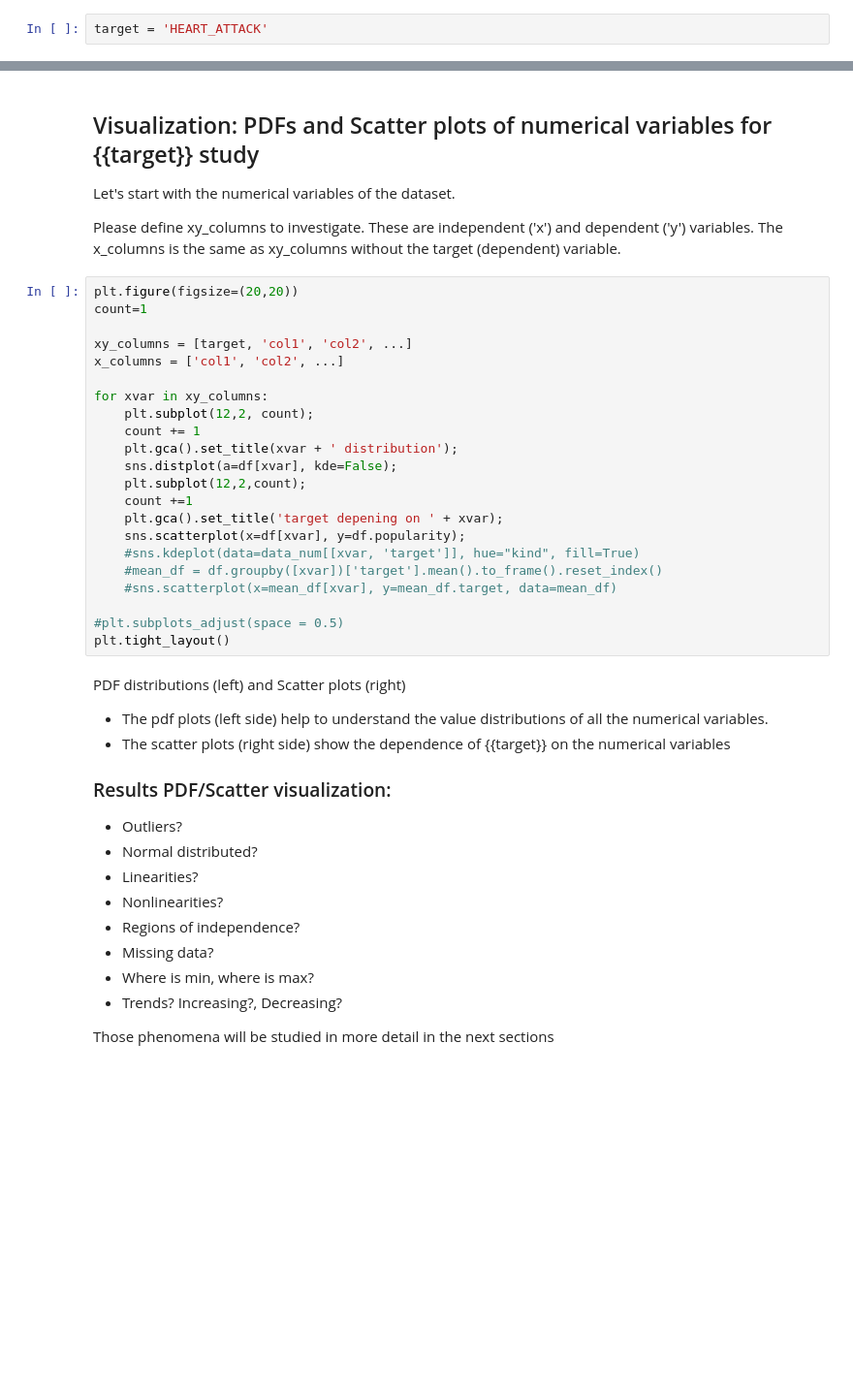
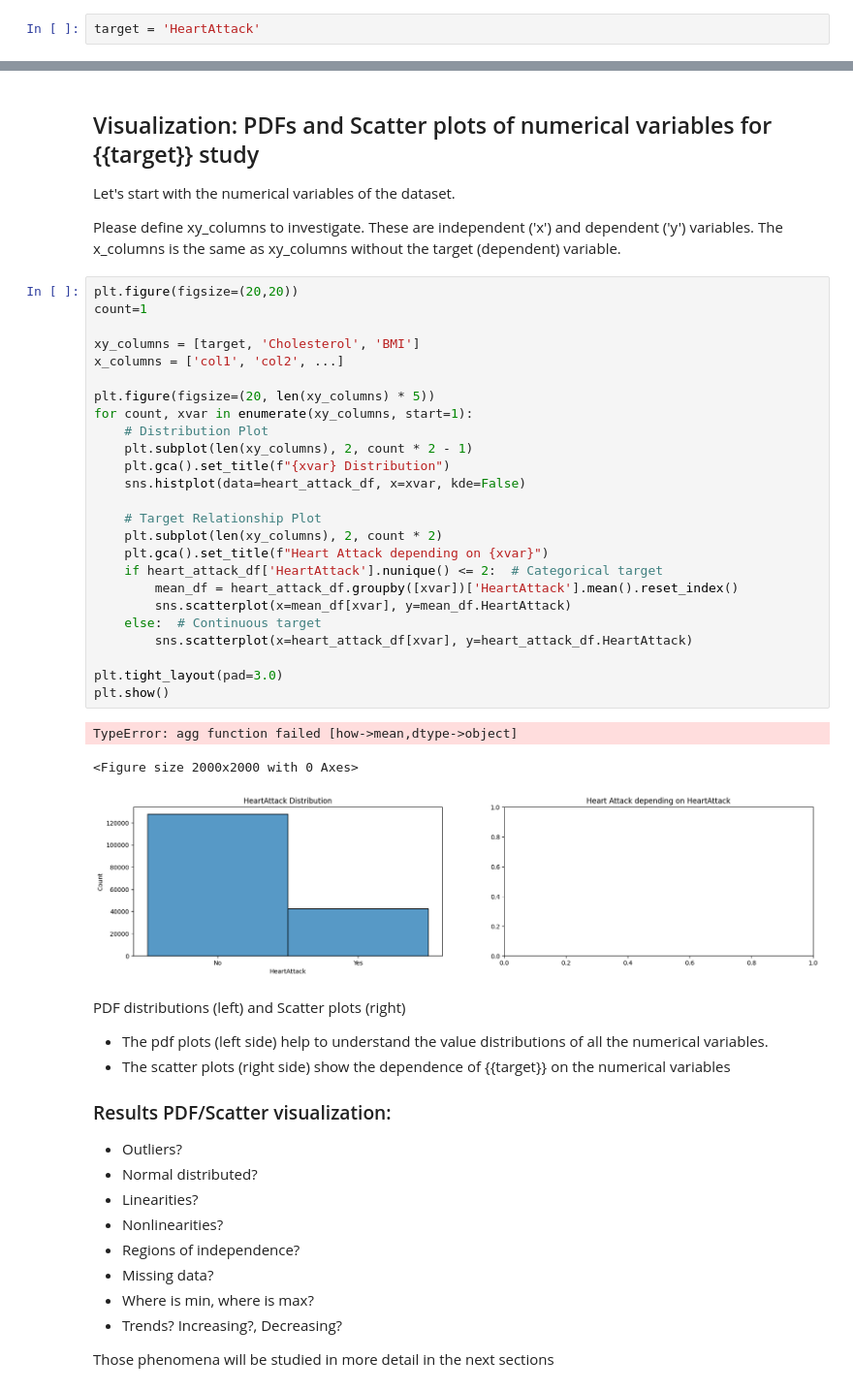
Before and after one commit to Fatur-Maulidan/Heart-Attack-Indonesia-Data-Mining-CRISPDM, a Jupyter notebook: 10124907_M. Fatur Maulidan Azzahra.ipynb, the cells around one changed output, grey strips where cells are left out. Shown at 97% size. Drawn from its saved outputs; the diff is of its cells as text; blank space fills up the shorter version.

```diff
--- a/10124907_M. Fatur Maulidan Azzahra.ipynb
+++ b/10124907_M. Fatur Maulidan Azzahra.ipynb
@@ -13,7 +13,7 @@ Pada section ini pada metode CRIPS-DM pendekatan "Business Understanding" diguna
 # %% [markdown]
 ### PLEASE ENTER TARGET VARIABLE (y) HERE:
 # %%
-target = 'HEART_ATTACK'
+target = 'HeartAttack'
 # %% [markdown]
 ## Content
 
@@ -507,25 +392,32 @@ The x_columns is the same as xy_columns without the target (dependent) variable.
 # %%
 plt.figure(figsize=(20,20))
 count=1
 
-xy_columns = [target, 'col1', 'col2', ...]
+xy_columns = [target, 'Cholesterol', 'BMI']
 x_columns = ['col1', 'col2', ...]
 
-for xvar in xy_columns:
-    plt.subplot(12,2, count);
-    count += 1
-    plt.gca().set_title(xvar + ' distribution');
-    sns.distplot(a=df[xvar], kde=False);
-    plt.subplot(12,2,count);
-    count +=1
-    plt.gca().set_title('target depening on ' + xvar);
-    sns.scatterplot(x=df[xvar], y=df.popularity);
-    #sns.kdeplot(data=data_num[[xvar, 'target']], hue="kind", fill=True)
-    #mean_df = df.groupby([xvar])['target'].mean().to_frame().reset_index()
-    #sns.scatterplot(x=mean_df[xvar], y=mean_df.target, data=mean_df)
+plt.figure(figsize=(20, len(xy_columns) * 5))
+for count, xvar in enumerate(xy_columns, start=1):
+    # Distribution Plot
+    plt.subplot(len(xy_columns), 2, count * 2 - 1)
+    plt.gca().set_title(f"{xvar} Distribution")
+    sns.histplot(data=heart_attack_df, x=xvar, kde=False)
 
-#plt.subplots_adjust(space = 0.5)
-plt.tight_layout()
+    # Target Relationship Plot
+    plt.subplot(len(xy_columns), 2, count * 2)
+    plt.gca().set_title(f"Heart Attack depending on {xvar}")
+    if heart_attack_df['HeartAttack'].nunique() <= 2:  # Categorical target
+        mean_df = heart_attack_df.groupby([xvar])['HeartAttack'].mean().reset_index()
+        sns.scatterplot(x=mean_df[xvar], y=mean_df.HeartAttack)
+    else:  # Continuous target
+        sns.scatterplot(x=heart_attack_df[xvar], y=heart_attack_df.HeartAttack)
+
+plt.tight_layout(pad=3.0)
+plt.show()
+# %% [output]
+TypeError: agg function failed [how->mean,dtype->object]
+<Figure size 2000x2000 with 0 Axes>
+[figure, added]
 # %% [markdown]
 PDF distributions (left) and Scatter plots (right)
 - The pdf plots (left side) help to understand the value distributions of all the numerical variables.
```
Also changed, not shown: parts of 20 cells of this notebook, 1 other file.
